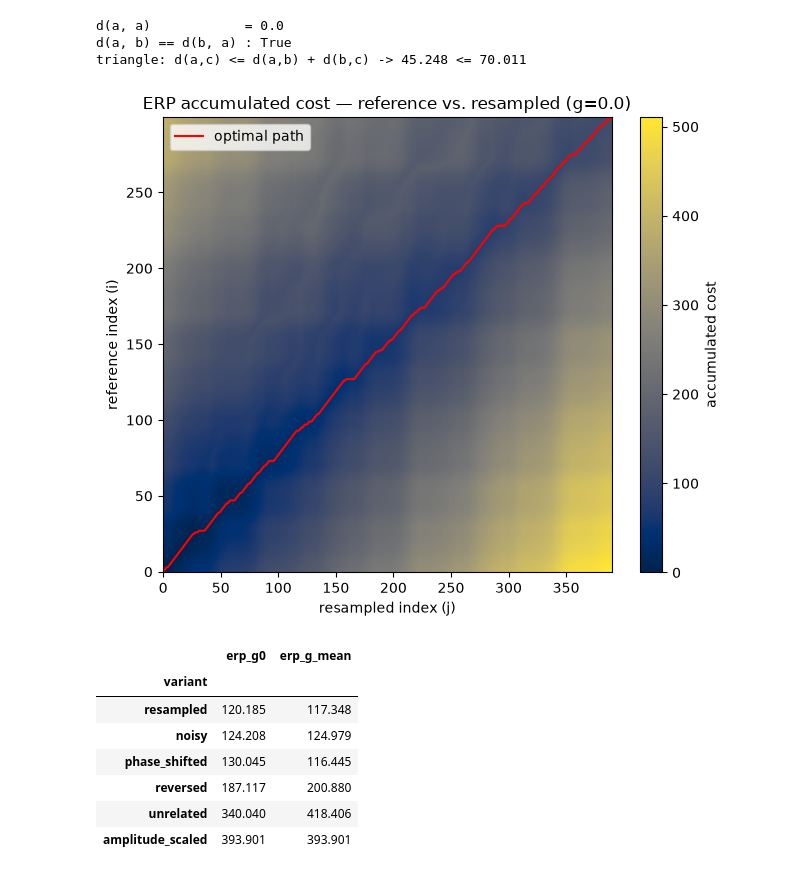
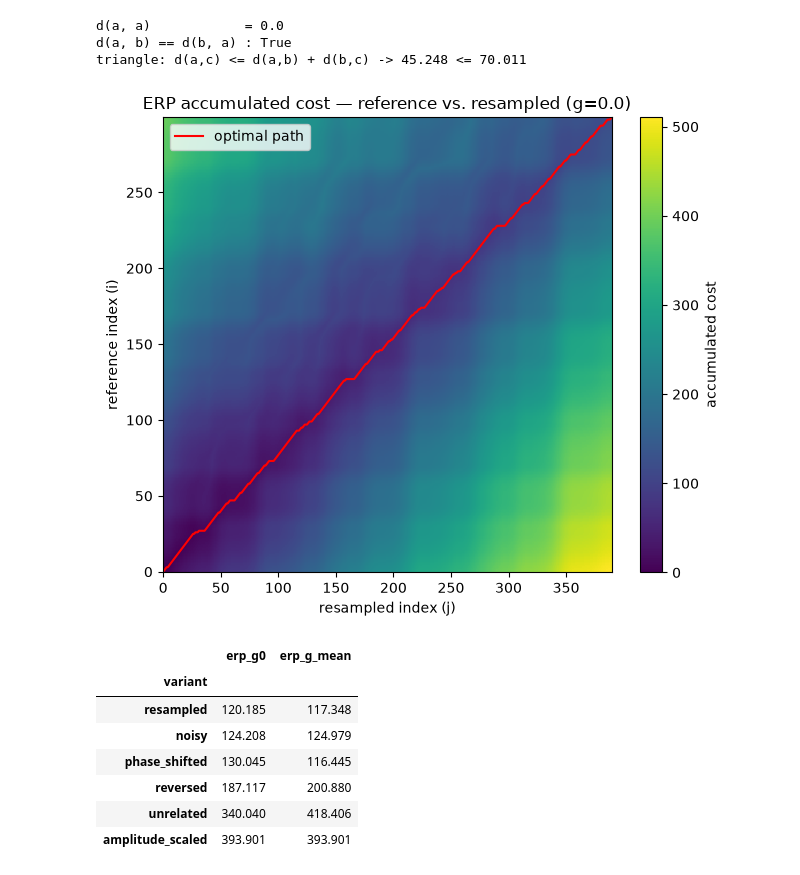
Before and after one commit to CleMaHo/TSA, a Jupyter notebook: notebooks/03_erp.ipynb, the cells around one changed output. Cells and saved outputs as stored; diff of their text form; code cells hidden in the pictures.

Commit message:
changed cmap

```diff
--- a/notebooks/03_erp.ipynb
+++ b/notebooks/03_erp.ipynb
@@ -127,20 +127,19 @@ triangle: d(a,c) <= d(a,b) + d(b,c) -> 45.248 <= 70.011
 # %%
 # Visualization: DP matrix heatmap in the same style as notebooks 01-02,
 # for the same pair used in notebook 01 (reference vs. resampled).
 D_demo = erp_cost_matrix(reference, dataset["resampled"], G)
 path_demo = erp_path(D_demo)
 
 plotting.plot_cost_matrix(
     D_demo[1:, 1:],
     path=path_demo,
     title=f"ERP accumulated cost — reference vs. resampled (g={G})",
     xlabel="resampled index (j)",
     ylabel="reference index (i)",
     cbar_label="accumulated cost",
-    cmap="cividis",
 )
 # %% [output]
-[figure, old version]
+[figure, new version]
 # %%
 # Distance from `reference` to every variant.
 # `g_sensitivity` re-runs everything with a different gap element to show that the
```
